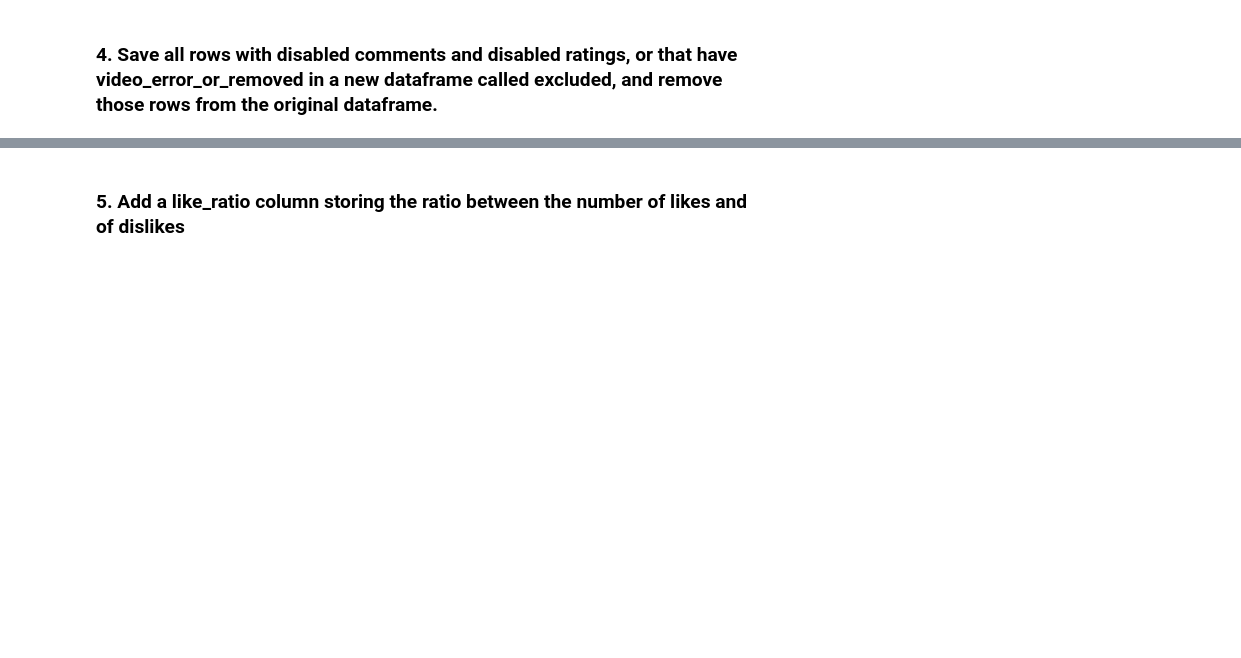
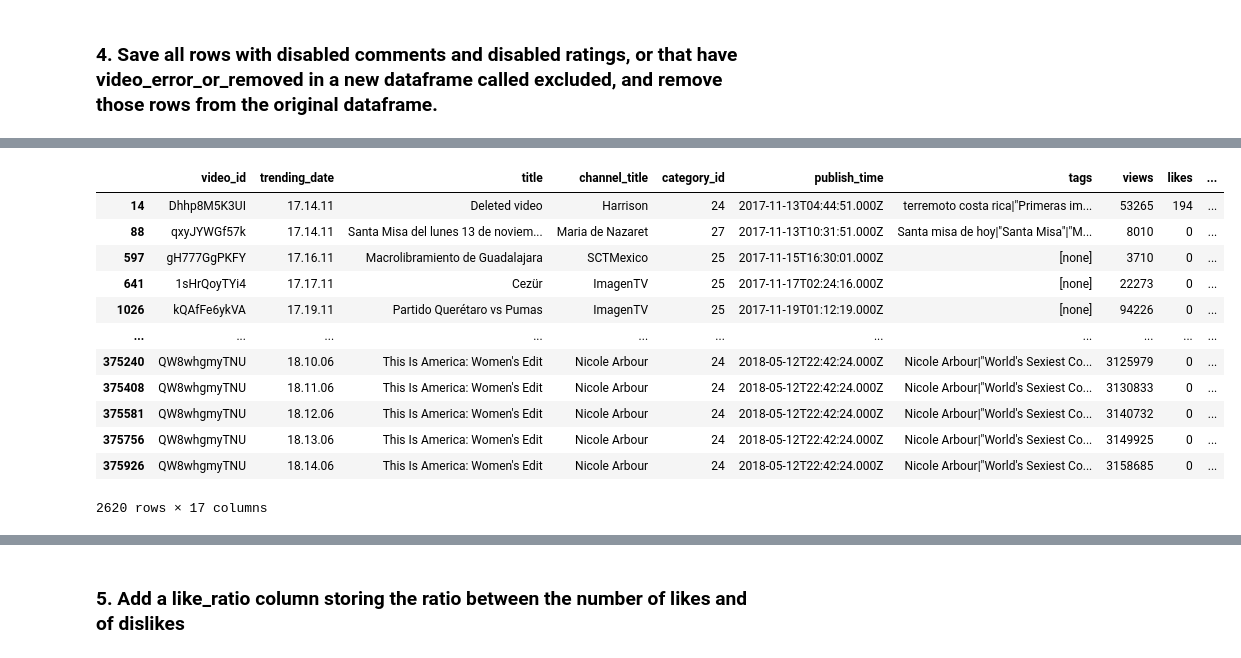
Before and after one commit to meryannjoy/Foundations-of-Computer-Science, a Jupyter notebook: Youtube Trending Notebook.ipynb, the cells around one changed output, grey strips where cells are left out. Cells and saved outputs as stored; diff of their text form; code cells hidden in the pictures; blank space fills up the shorter version.

```diff
--- a/Youtube Trending Notebook.ipynb
+++ b/Youtube Trending Notebook.ipynb
@@ -159 +147,18 @@ df_videos_disabled
+# %%
+excluded = df_videos[(df_videos["comments_disabled"] & df_videos["ratings_disabled"]) | df_videos["video_error_or_removed"]]
+excluded
+# %% [output]
+|  | video_id | trending_date | title | channel_title | category_id | publish_time | tags | views | likes | ... |
+| 14 | Dhhp8M5K3UI | 17.14.11 | Deleted video | Harrison | 24 | 2017-11-13T04:44:51.000Z | terremoto costa rica|"Primeras im... | 53265 | 194 | ... |
+| 88 | qxyJYWGf57k | 17.14.11 | Santa Misa del lunes 13 de noviem... | Maria de Nazaret | 27 | 2017-11-13T10:31:51.000Z | Santa misa de hoy|"Santa Misa"|"M... | 8010 | 0 | ... |
+| 597 | gH777GgPKFY | 17.16.11 | Macrolibramiento de Guadalajara | SCTMexico | 25 | 2017-11-15T16:30:01.000Z | [none] | 3710 | 0 | ... |
+| 641 | 1sHrQoyTYi4 | 17.17.11 | Cezür | ImagenTV | 25 | 2017-11-17T02:24:16.000Z | [none] | 22273 | 0 | ... |
+| 1026 | kQAfFe6ykVA | 17.19.11 | Partido Querétaro vs Pumas | ImagenTV | 25 | 2017-11-19T01:12:19.000Z | [none] | 94226 | 0 | ... |
+| ... | ... | ... | ... | ... | ... | ... | ... | ... | ... | ... |
+| 375240 | QW8whgmyTNU | 18.10.06 | This Is America: Women's Edit | Nicole Arbour | 24 | 2018-05-12T22:42:24.000Z | Nicole Arbour|"World's Sexiest Co... | 3125979 | 0 | ... |
+| 375408 | QW8whgmyTNU | 18.11.06 | This Is America: Women's Edit | Nicole Arbour | 24 | 2018-05-12T22:42:24.000Z | Nicole Arbour|"World's Sexiest Co... | 3130833 | 0 | ... |
+| 375581 | QW8whgmyTNU | 18.12.06 | This Is America: Women's Edit | Nicole Arbour | 24 | 2018-05-12T22:42:24.000Z | Nicole Arbour|"World's Sexiest Co... | 3140732 | 0 | ... |
+| 375756 | QW8whgmyTNU | 18.13.06 | This Is America: Women's Edit | Nicole Arbour | 24 | 2018-05-12T22:42:24.000Z | Nicole Arbour|"World's Sexiest Co... | 3149925 | 0 | ... |
+| 375926 | QW8whgmyTNU | 18.14.06 | This Is America: Women's Edit | Nicole Arbour | 24 | 2018-05-12T22:42:24.000Z | Nicole Arbour|"World's Sexiest Co... | 3158685 | 0 | ... |
+2620 rows × 17 columns
 # %%
```
Also changed, not shown: parts of 21 cells of this notebook.
